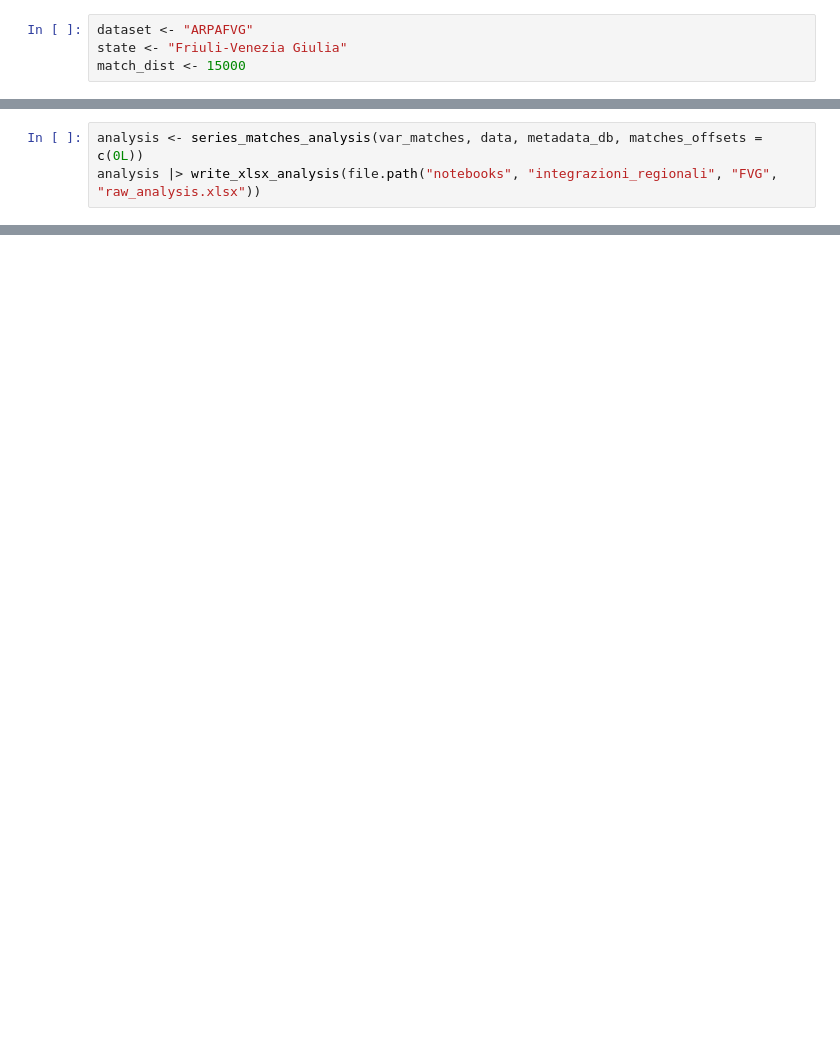
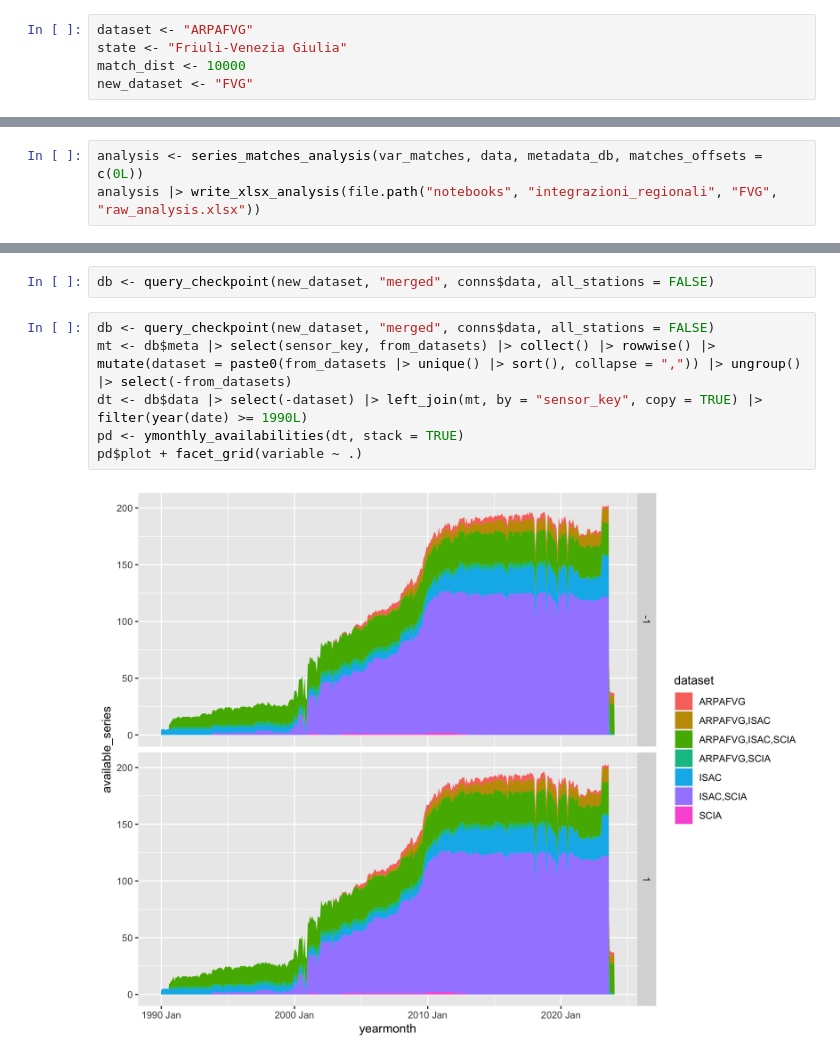
Before and after one commit to dnstudent/TesiMag, a Jupyter notebook: notebooks/integrazioni_regionali/FVG/series_pairing.ipynb, the cells around one changed output, grey strips where cells are left out. Saved outputs shown, nothing was run; the diff lists cells and outputs as text; blank space fills up the shorter version.

```diff
--- a/notebooks/integrazioni_regionali/FVG/series_pairing.ipynb
+++ b/notebooks/integrazioni_regionali/FVG/series_pairing.ipynb
@@ -1,7 +1,8 @@
 # %%
 dataset <- "ARPAFVG"
 state <- "Friuli-Venezia Giulia"
-match_dist <- 15000
+match_dist <- 10000
+new_dataset <- "FVG"
 # %%
 setwd(fs::path_abs("~/Local_Workspace/TesiMag"))
 library(arrow, warn.conflicts = FALSE)
@@ -74,0 +107,10 @@ data |> arrange(dataset, sensor_key, variable, date) |> collect() |> nest(.by =
+# %%
+db <- query_checkpoint(new_dataset, "merged", conns$data, all_stations = FALSE)
+# %%
+db <- query_checkpoint(new_dataset, "merged", conns$data, all_stations = FALSE)
+mt <- db$meta |> select(sensor_key, from_datasets) |> collect() |> rowwise() |> mutate(dataset = paste0(from_datasets |> unique() |> sort(), collapse = ",")) |> ungroup() |> select(-from_datasets)
+dt <- db$data |> select(-dataset) |> left_join(mt, by = "sensor_key", copy = TRUE) |> filter(year(date) >= 1990L)
+pd <- ymonthly_availabilities(dt, stack = TRUE)
+pd$plot + facet_grid(variable ~ .)
+# %% [output]
+[figure, added]
```
Also changed, not shown: parts of 10 cells of this notebook, 4 other files.
